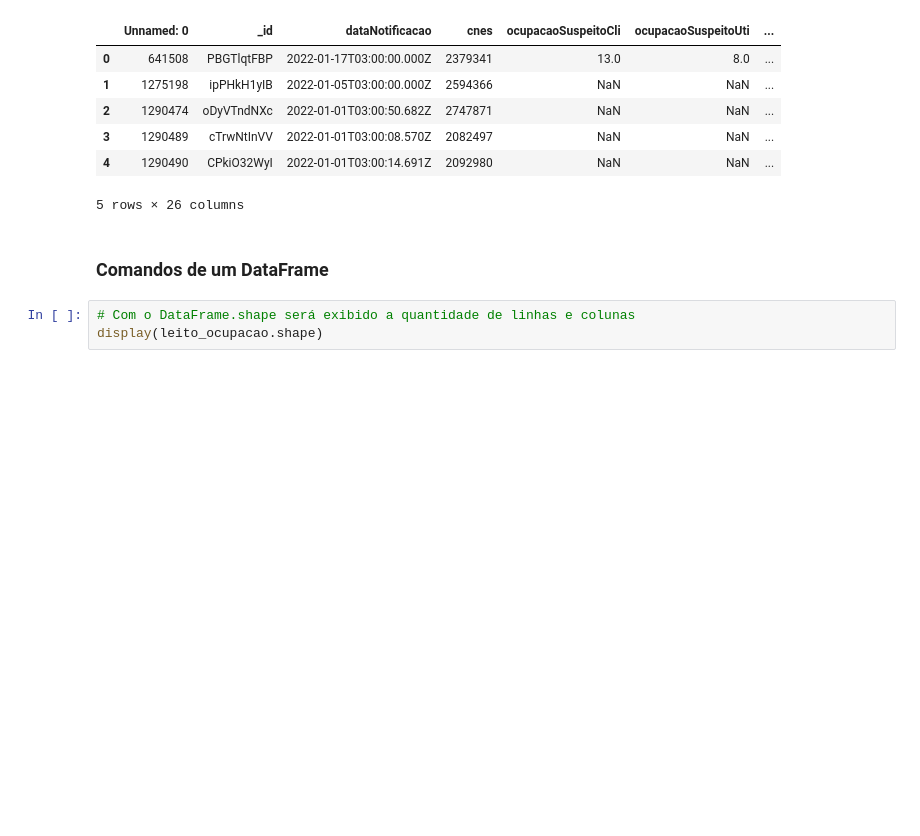
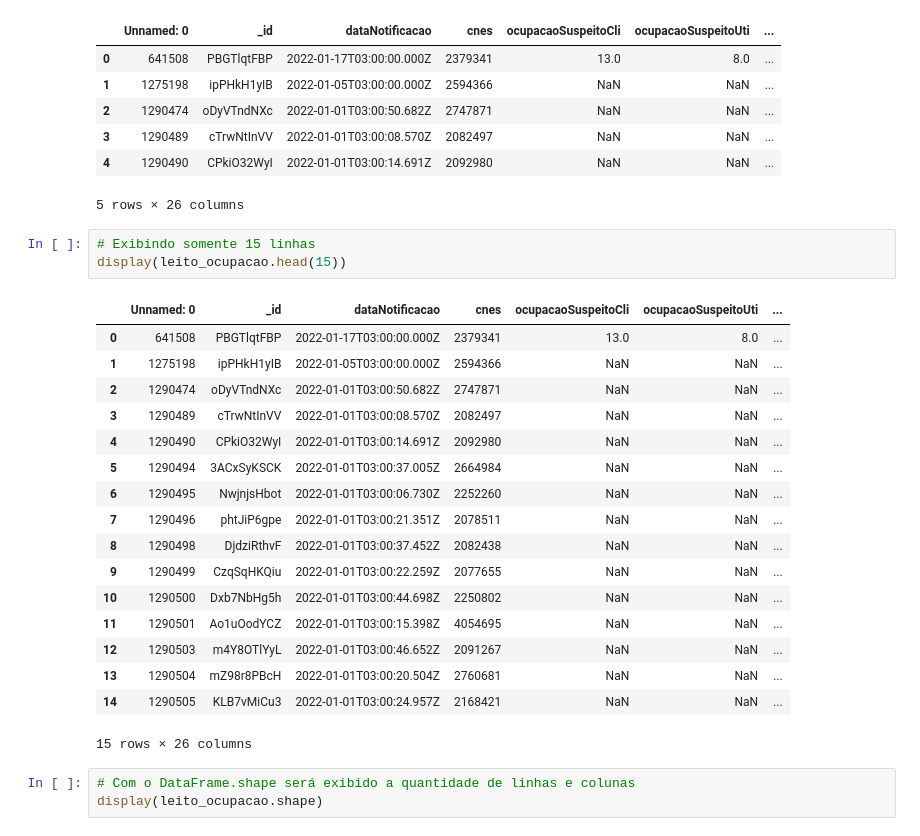
Before and after one commit to grazi-rodrigues/AnimaCursoDeExtensaoPythonPandas2023, a Jupyter notebook: Projeto.ipynb, the cells around one changed output. Saved outputs shown, nothing was run; the diff lists cells and outputs as text; blank space fills up the shorter version.

```diff
--- a/Projeto.ipynb
+++ b/Projeto.ipynb
@@ -39,8 +41,27 @@ display(leito_ocupacao.head())
 | 3 | 1290489 | cTrwNtInVV | 2022-01-01T03:00:08.570Z | 2082497 | NaN | NaN | ... |
 | 4 | 1290490 | CPkiO32WyI | 2022-01-01T03:00:14.691Z | 2092980 | NaN | NaN | ... |
 5 rows × 26 columns
-# %% [markdown]
-### Comandos de um DataFrame
+# %%
+# Exibindo somente 15 linhas
+display(leito_ocupacao.head(15))
+# %% [output]
+|  | Unnamed: 0 | _id | dataNotificacao | cnes | ocupacaoSuspeitoCli | ocupacaoSuspeitoUti | ... |
+| 0 | 641508 | PBGTlqtFBP | 2022-01-17T03:00:00.000Z | 2379341 | 13.0 | 8.0 | ... |
+| 1 | 1275198 | ipPHkH1yIB | 2022-01-05T03:00:00.000Z | 2594366 | NaN | NaN | ... |
+| 2 | 1290474 | oDyVTndNXc | 2022-01-01T03:00:50.682Z | 2747871 | NaN | NaN | ... |
+| 3 | 1290489 | cTrwNtInVV | 2022-01-01T03:00:08.570Z | 2082497 | NaN | NaN | ... |
+| 4 | 1290490 | CPkiO32WyI | 2022-01-01T03:00:14.691Z | 2092980 | NaN | NaN | ... |
+| 5 | 1290494 | 3ACxSyKSCK | 2022-01-01T03:00:37.005Z | 2664984 | NaN | NaN | ... |
+| 6 | 1290495 | NwjnjsHbot | 2022-01-01T03:00:06.730Z | 2252260 | NaN | NaN | ... |
+| 7 | 1290496 | phtJiP6gpe | 2022-01-01T03:00:21.351Z | 2078511 | NaN | NaN | ... |
+| 8 | 1290498 | DjdziRthvF | 2022-01-01T03:00:37.452Z | 2082438 | NaN | NaN | ... |
+| 9 | 1290499 | CzqSqHKQiu | 2022-01-01T03:00:22.259Z | 2077655 | NaN | NaN | ... |
+| 10 | 1290500 | Dxb7NbHg5h | 2022-01-01T03:00:44.698Z | 2250802 | NaN | NaN | ... |
+| 11 | 1290501 | Ao1uOodYCZ | 2022-01-01T03:00:15.398Z | 4054695 | NaN | NaN | ... |
+| 12 | 1290503 | m4Y8OTlYyL | 2022-01-01T03:00:46.652Z | 2091267 | NaN | NaN | ... |
+| 13 | 1290504 | mZ98r8PBcH | 2022-01-01T03:00:20.504Z | 2760681 | NaN | NaN | ... |
+| 14 | 1290505 | KLB7vMiCu3 | 2022-01-01T03:00:24.957Z | 2168421 | NaN | NaN | ... |
+15 rows × 26 columns
 # %%
 # Com o DataFrame.shape será exibido a quantidade de linhas e colunas
 display(leito_ocupacao.shape)
```
Also changed, not shown: parts of 3 cells of this notebook.
